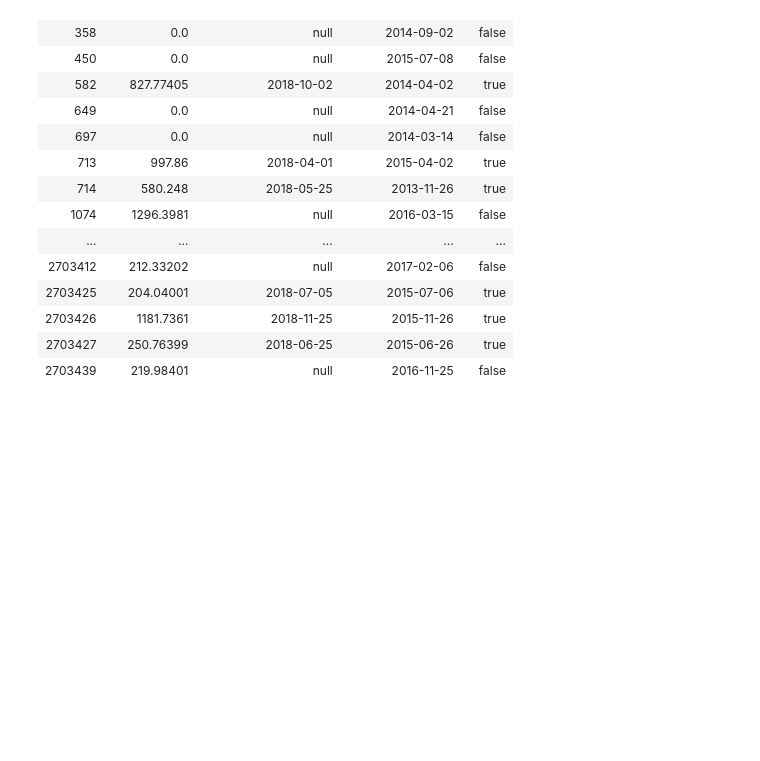
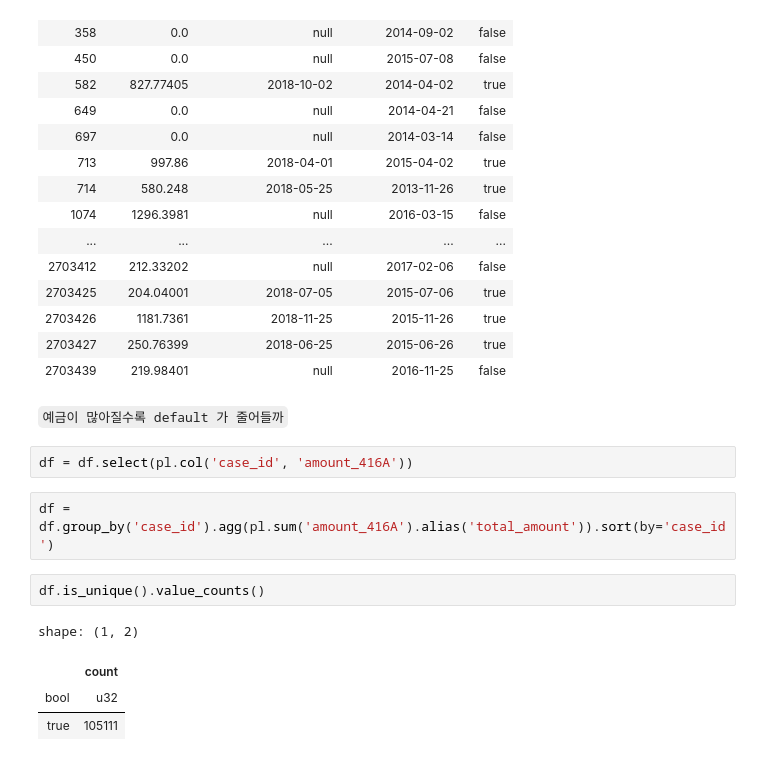
Before and after one commit to MangooH/home_credit, a Jupyter notebook: feature_engineering/deposit.ipynb, the cells around one changed output. Saved outputs shown, nothing was run; the diff lists cells and outputs as text; blank space fills up the shorter version.

```diff
--- a/feature_engineering/deposit.ipynb
+++ b/feature_engineering/deposit.ipynb
@@ -214,3 +214,16 @@ shape: (79_066, 5)
 | 2703426 | 1181.7361 | 2018-11-25 | 2015-11-26 | true |
 | 2703427 | 250.76399 | 2018-06-25 | 2015-06-26 | true |
 | 2703439 | 219.98401 | null | 2016-11-25 | false |
+# %% [markdown]
+`예금이 많아질수록 default 가 줄어들까`
+# %%
+df = df.select(pl.col('case_id', 'amount_416A'))
+# %%
+df = df.group_by('case_id').agg(pl.sum('amount_416A').alias('total_amount')).sort(by='case_id')
+# %%
+df.is_unique().value_counts()
+# %% [output]
+shape: (1, 2)
+|  | count |
+| bool | u32 |
+| true | 105111 |
```
Also changed, not shown: parts of 6 cells of this notebook, 2 other files.
